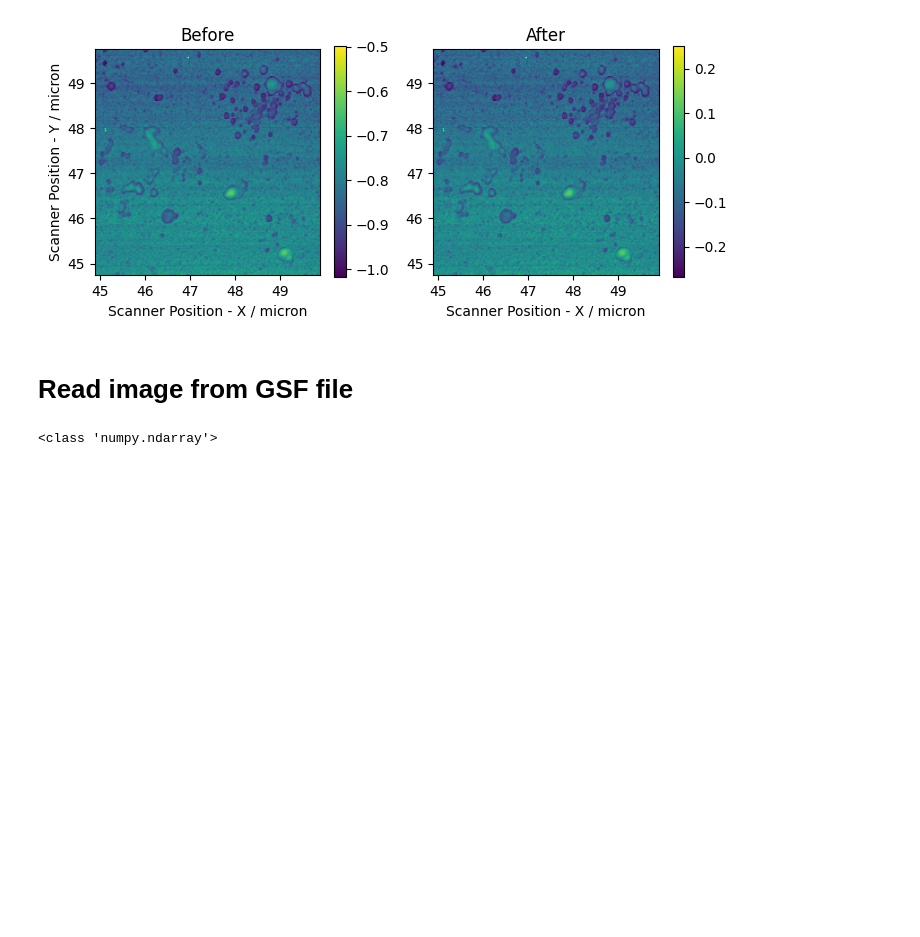
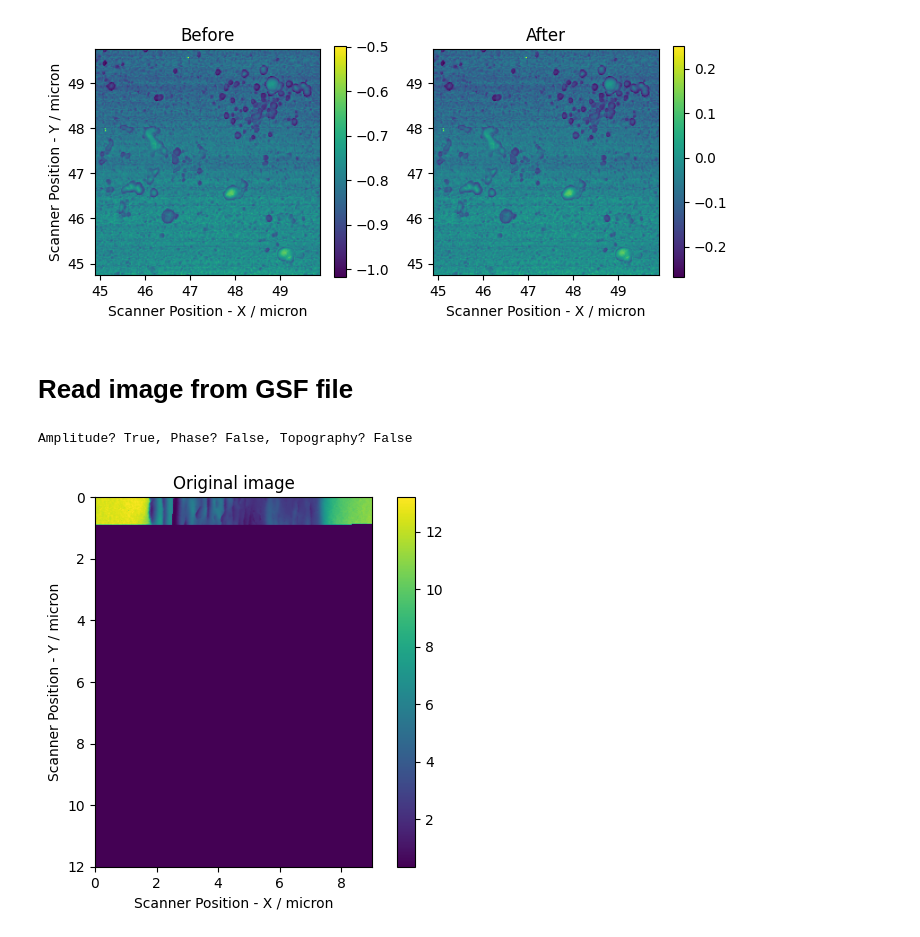
Before and after one commit to ngergihun/NeaReader, a Jupyter notebook: Examples/test_imageprocess.ipynb, the cells around one changed output. Saved outputs shown, nothing was run; the diff lists cells and outputs as text; code cells hidden in the pictures; blank space fills up the shorter version.

```diff
--- a/Examples/test_imageprocess.ipynb
+++ b/Examples/test_imageprocess.ipynb
@@ -217,18 +217,19 @@ m.read_from_gsffile(meas_path,"O2A")
 # %%
 # Check measurement type
 print(f'Amplitude? {m.isamp}, Phase? {m.isphase}, Topography? {m.istopo}')
 
 # Plot the original image
-xmin = (-m.xreal/2+m.xoff)*1e6
-xmax = (m.xreal/2+m.xoff)*1e6
-ymin = (-m.yreal/2+m.yoff)*1e6
-ymax = (m.yreal/2+m.yoff)*1e6
+xmin = (0)*1e6
+xmax = (m.xreal)*1e6
+ymin = (m.yreal)*1e6
+ymax = (0)*1e6
 
 plt.imshow(m.data, extent=[xmin, xmax, ymin, ymax])
 plt.xlabel('Scanner Position - X / micron')
 plt.ylabel('Scanner Position - Y / micron')
 plt.title('Original image')
 plt.colorbar()
 plt.show()
 # %% [output]
-<class 'numpy.ndarray'>
+Amplitude? True, Phase? False, Topography? False
+[figure, added]
```
Also changed, not shown: parts of 1 cell of this notebook, 1 other file.
